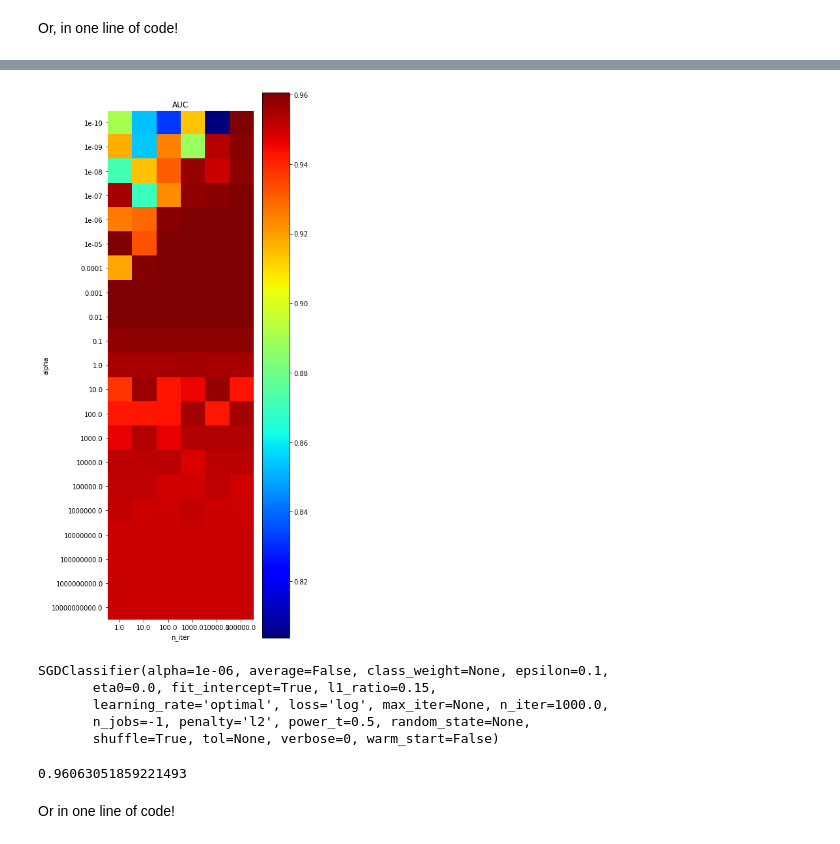
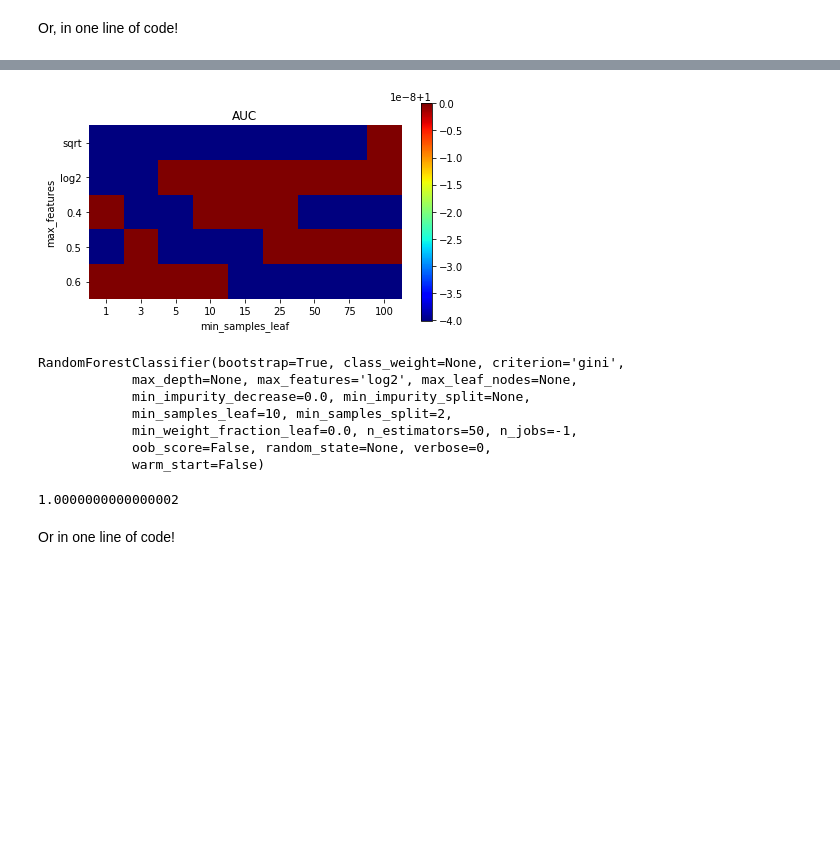
Before and after one commit to jmcarpenter2/parfit, a Jupyter notebook: examples/parfit_ex.ipynb, the cells around one changed output, grey strips where cells are left out. Saved outputs shown, nothing was run; the diff lists cells and outputs as text; code cells hidden in the pictures; blank space fills up the shorter version.

```diff
--- a/examples/parfit_ex.ipynb
+++ b/examples/parfit_ex.ipynb
@@ -128,3 +135,3 @@ sgd_paramGrid = ParameterGrid(sgd_grid)
 # %%
-sgd_models = fitModels(SGDClassifier, sgd_paramGrid, X_train, y_train)
+rf_models = fitModels(RandomForestClassifier(), rf_paramGrid, X_train, y_train)
 # %% [output]
@@ -135,3 +146,3 @@ sgd_models = fitModels(SGDClassifier, sgd_paramGrid, X_train, y_train)
 # %%
-sgd_scores = scoreModels(sgd_models, X_val, y_val, roc_auc_score)
+rf_scores = scoreModels(rf_models, X_val, y_val, roc_auc_score, predict_proba=True)
 # %% [output]
@@ -143,19 +151,21 @@ sgd_scores = scoreModels(sgd_models, X_val, y_val, roc_auc_score)
 # %%
-plotScores(sgd_scores, sgd_paramGrid, 'AUC')
+plotScores(rf_scores, rf_paramGrid, 'AUC')
 # %% [output]
-[figure, old version]
+[figure, new version]
-# %%
-getBestModel(sgd_models, sgd_scores, 'max')
-# %% [output]
-SGDClassifier(alpha=1e-06, average=False, class_weight=None, epsilon=0.1,
-       eta0=0.0, fit_intercept=True, l1_ratio=0.15,
-       learning_rate='optimal', loss='log', max_iter=None, n_iter=1000.0,
-       n_jobs=-1, penalty='l2', power_t=0.5, random_state=None,
-       shuffle=True, tol=None, verbose=0, warm_start=False)
-# %%
-getBestScore(sgd_models, sgd_scores, 'max')
-# %% [output]
-0.96063051859221493
+# %%
+getBestModel(rf_models, rf_scores, greater_is_better=True)
+# %% [output]
+RandomForestClassifier(bootstrap=True, class_weight=None, criterion='gini',
+            max_depth=None, max_features='log2', max_leaf_nodes=None,
+            min_impurity_decrease=0.0, min_impurity_split=None,
+            min_samples_leaf=10, min_samples_split=2,
+            min_weight_fraction_leaf=0.0, n_estimators=50, n_jobs=-1,
+            oob_score=False, random_state=None, verbose=0,
+            warm_start=False)
+# %%
+getBestScore(rf_scores, greater_is_better=True)
+# %% [output]
+1.0000000000000002
 # %% [markdown]
 Or in one line of code!
 # %%
```
Also changed, not shown: parts of 138 cells of this notebook.
